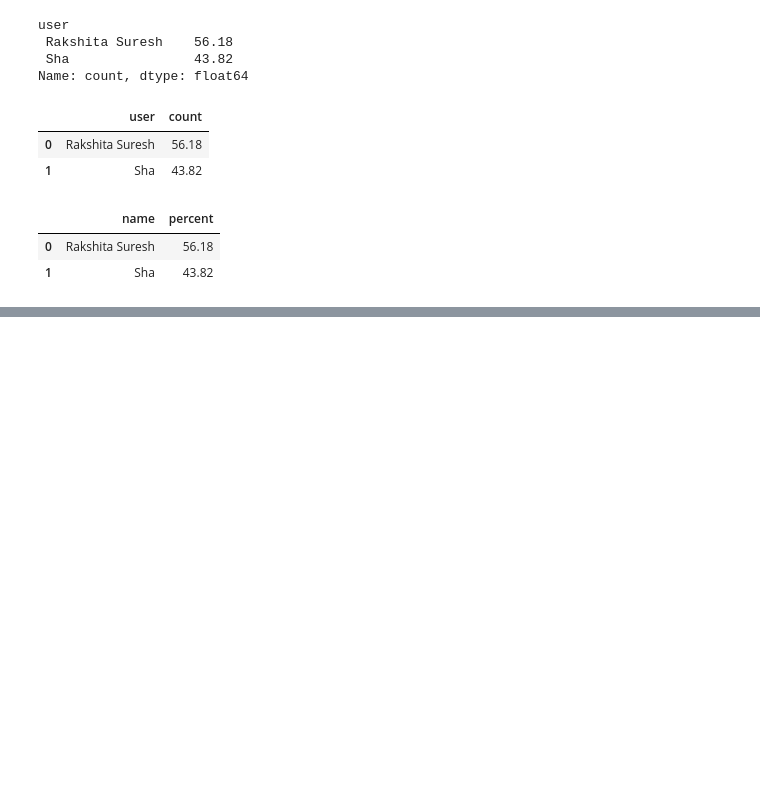
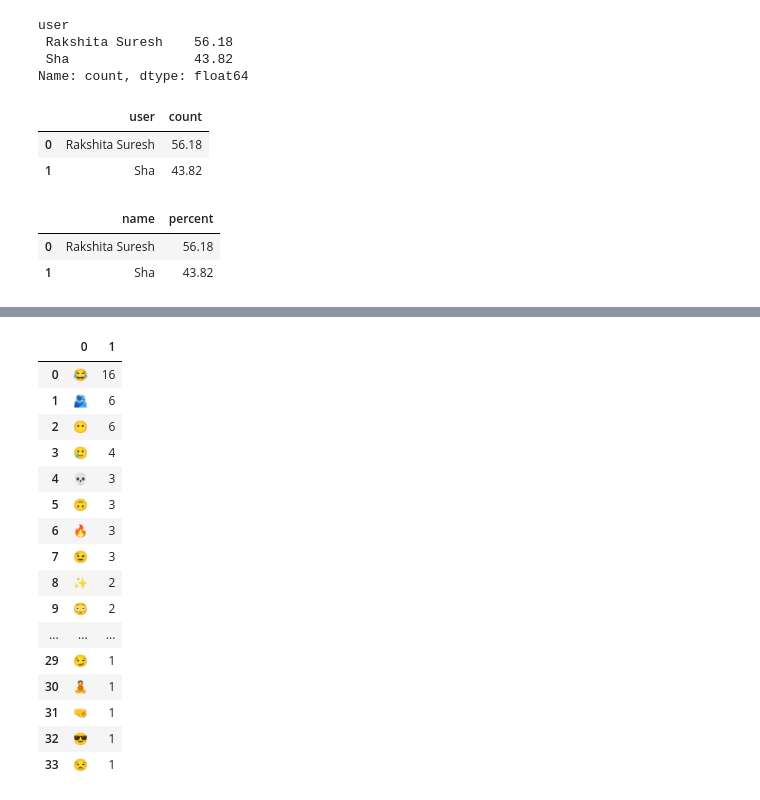
Before and after one commit to shax752003/WhatsApp-Chat-Analyzer, a Jupyter notebook: whatsApp.ipynb, the cells around one changed output, grey strips where cells are left out. Saved outputs shown, nothing was run; the diff lists cells and outputs as text; code cells hidden in the pictures; blank space fills up the shorter version.

```diff
--- a/whatsApp.ipynb
+++ b/whatsApp.ipynb
@@ -319,0 +471,24 @@ round((df['user'].value_counts()/df.shape[0])*100,2).reset_index().rename(column
+# %%
+emojis = []
+for message in df['message']:
+    emojis.extend([c for c in message if c in emoji.EMOJI_DATA])
+# %%
+pd.DataFrame(Counter(emojis).most_common(len(Counter(emojis))))
+# %% [output]
+|  | 0 | 1 |
+| 0 | 😂 | 16 |
+| 1 | 🫂 | 6 |
+| 2 | 😶 | 6 |
+| 3 | 🥲 | 4 |
+| 4 | 💀 | 3 |
+| 5 | 🙃 | 3 |
+| 6 | 🔥 | 3 |
+| 7 | 😉 | 3 |
+| 8 | ✨ | 2 |
+| 9 | 😳 | 2 |
+| ... | ... | ... |
+| 29 | 😏 | 1 |
+| 30 | 🧘 | 1 |
+| 31 | 🤜 | 1 |
+| 32 | 😎 | 1 |
+| 33 | 😒 | 1 |
```
Also changed, not shown: parts of 20 cells of this notebook, 12 other files.
